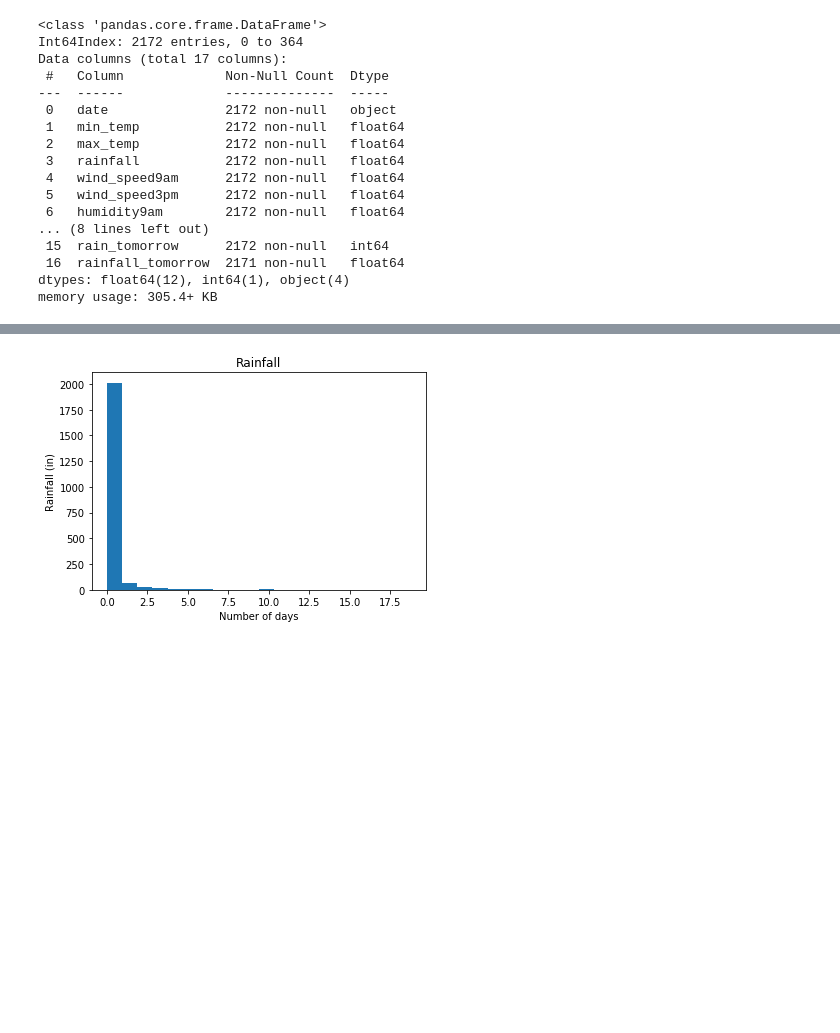
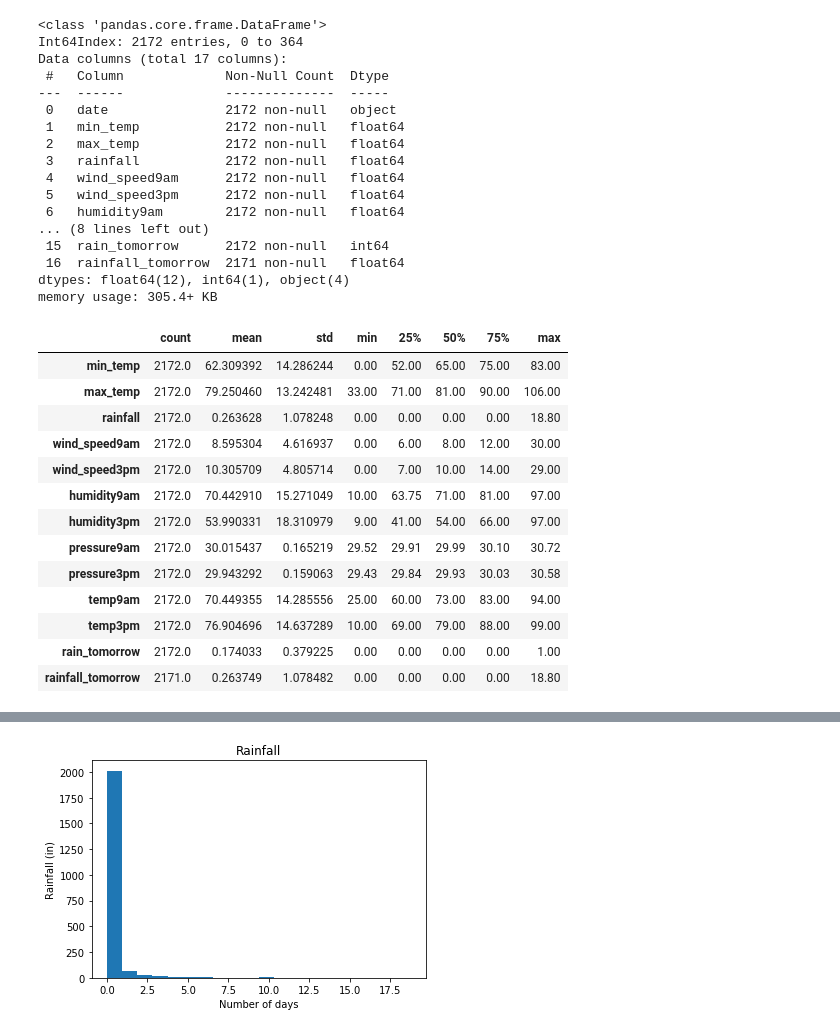
Before and after one commit to ancheypeng/cs4701, a Jupyter notebook: random_forest.ipynb, the cells around one changed output, grey strips where cells are left out. Drawn from its saved outputs; the diff is of its cells as text; code cells hidden in the pictures; blank space fills up the shorter version.

```diff
--- a/random_forest.ipynb
+++ b/random_forest.ipynb
@@ -77,3 +78,20 @@ dtypes: float64(12), int64(1), object(4)
 memory usage: 305.4+ KB
 # %%
 rainfall = df['rainfall'].to_numpy()
+# %%
+df.describe().T #measures of spread
+# %% [output]
+|  | count | mean | std | min | 25% | 50% | 75% | max |
+| min_temp | 2172.0 | 62.309392 | 14.286244 | 0.00 | 52.00 | 65.00 | 75.00 | 83.00 |
+| max_temp | 2172.0 | 79.250460 | 13.242481 | 33.00 | 71.00 | 81.00 | 90.00 | 106.00 |
+| rainfall | 2172.0 | 0.263628 | 1.078248 | 0.00 | 0.00 | 0.00 | 0.00 | 18.80 |
+| wind_speed9am | 2172.0 | 8.595304 | 4.616937 | 0.00 | 6.00 | 8.00 | 12.00 | 30.00 |
+| wind_speed3pm | 2172.0 | 10.305709 | 4.805714 | 0.00 | 7.00 | 10.00 | 14.00 | 29.00 |
+| humidity9am | 2172.0 | 70.442910 | 15.271049 | 10.00 | 63.75 | 71.00 | 81.00 | 97.00 |
+| humidity3pm | 2172.0 | 53.990331 | 18.310979 | 9.00 | 41.00 | 54.00 | 66.00 | 97.00 |
+| pressure9am | 2172.0 | 30.015437 | 0.165219 | 29.52 | 29.91 | 29.99 | 30.10 | 30.72 |
+| pressure3pm | 2172.0 | 29.943292 | 0.159063 | 29.43 | 29.84 | 29.93 | 30.03 | 30.58 |
+| temp9am | 2172.0 | 70.449355 | 14.285556 | 25.00 | 60.00 | 73.00 | 83.00 | 94.00 |
+| temp3pm | 2172.0 | 76.904696 | 14.637289 | 10.00 | 69.00 | 79.00 | 88.00 | 99.00 |
+| rain_tomorrow | 2172.0 | 0.174033 | 0.379225 | 0.00 | 0.00 | 0.00 | 0.00 | 1.00 |
+| rainfall_tomorrow | 2171.0 | 0.263749 | 1.078482 | 0.00 | 0.00 | 0.00 | 0.00 | 18.80 |
```
Also changed, not shown: parts of 15 cells of this notebook.
